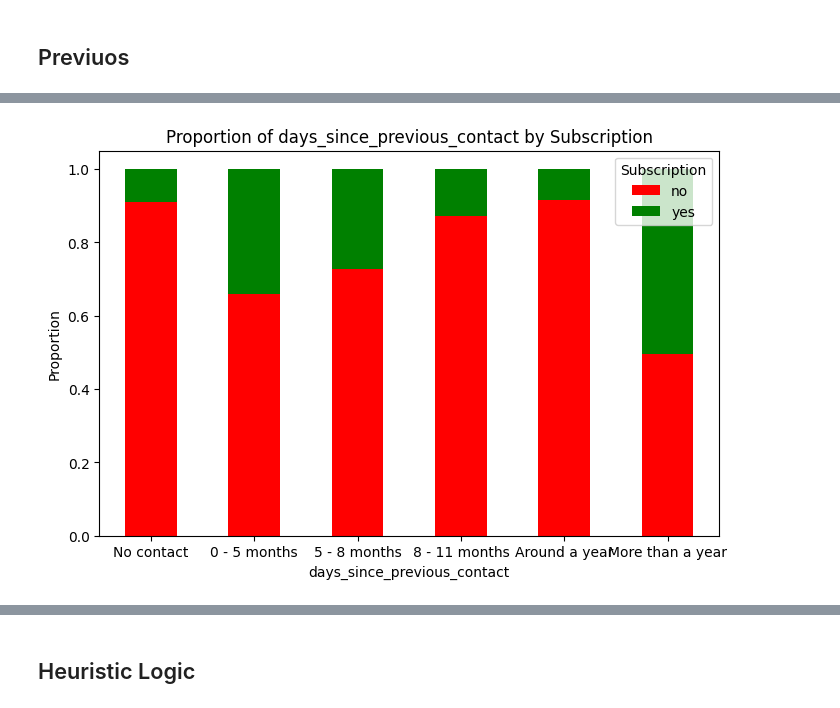
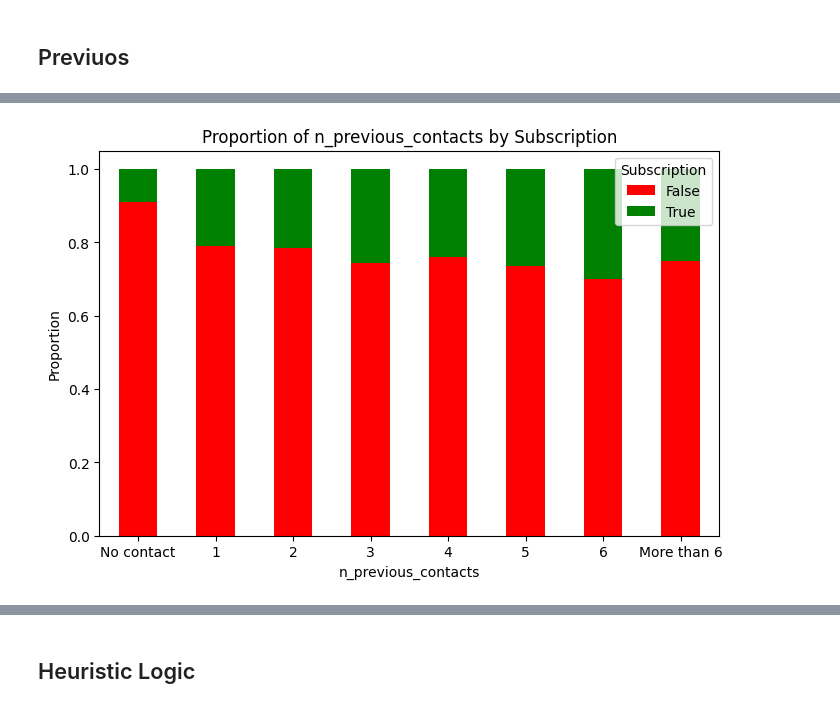
Before and after one commit to csmoilis/final_assignment_bank_campaign, a Jupyter notebook: Cristian_notebook.ipynb, the cells around one changed output, grey strips where cells are left out. Saved outputs shown, nothing was run; the diff lists cells and outputs as text; code cells hidden in the pictures.

```diff
--- a/Cristian_notebook.ipynb
+++ b/Cristian_notebook.ipynb
@@ -174,0 +161,9 @@ Name: proportion, dtype: float64
+# %%
+
+
+percentages = df['y'].value_counts(normalize=True) * 100
+
+
+print("Proportion in the target variable: ",percentages)
+
+df["y"] = df["y"].map({"yes": True, "no": False})
@@ -286,14 +274,14 @@ plt.show()
 # %% [output]
 [figure]
 # %%
-df['days_since_previous_contact'] = pd.cut(
+df['months_since_previous_contact'] = pd.cut(
     df['pdays'],
-    bins=[-2,0,150,230,310,380,1000],   # intervals
+    bins=[-2,-1,150,230,310,380,1000],   # intervals
     labels=[
         "No contact",
         "0 - 5 months", "5 - 8 months", "8 - 11 months", "Around a year", "More than a year"
     ]
 )
 
-df['days_since_previous_contact'].value_counts()
+df['months_since_previous_contact'].value_counts()
 # %% [output]
@@ -371,10 +359,7 @@ plt.show()
 # %%
-%matplotlib inline
-sns.pairplot(data=df_sample)
-
 df['n_previous_contacts'] = pd.cut(
     df['previous'],
-    bins=[0,1,2,3,4,5,6,7,300],   # intervals
+    bins=[-1,0,1,2,3,4,5,6,300],   # intervals
     labels=[
         "No contact",
         "1", "2", "3", "4", "5", "6",
@@ -398,26 +382,25 @@ Name: count, dtype: int64
 # %%
-%matplotlib inline
-
+name_variable = "n_previous_contacts"
 
 counts = df.groupby([name_variable, "y"]).size().unstack(fill_value=0)
 
 
 # Normalize row-wise → proportions per contact category
 proportions = counts.div(counts.sum(axis=1), axis=0)
 
 # Plot
 proportions.plot(
     kind="bar",
     stacked=True,       # stacked to see proportion in same bar
     figsize=(8,5),
-    color={"no": "red", "yes": "green"}
+    color={False: "red", True: "green"}
 )
 
 plt.title(f'Proportion of {name_variable} by Subscription')
 plt.xlabel(name_variable)
 plt.ylabel('Proportion')
 plt.legend(title="Subscription")
 plt.xticks(rotation=0)
 plt.show()
 # %% [output]
-[figure, old version]
+[figure, new version]
```
Also changed, not shown: parts of 73 cells of this notebook.
